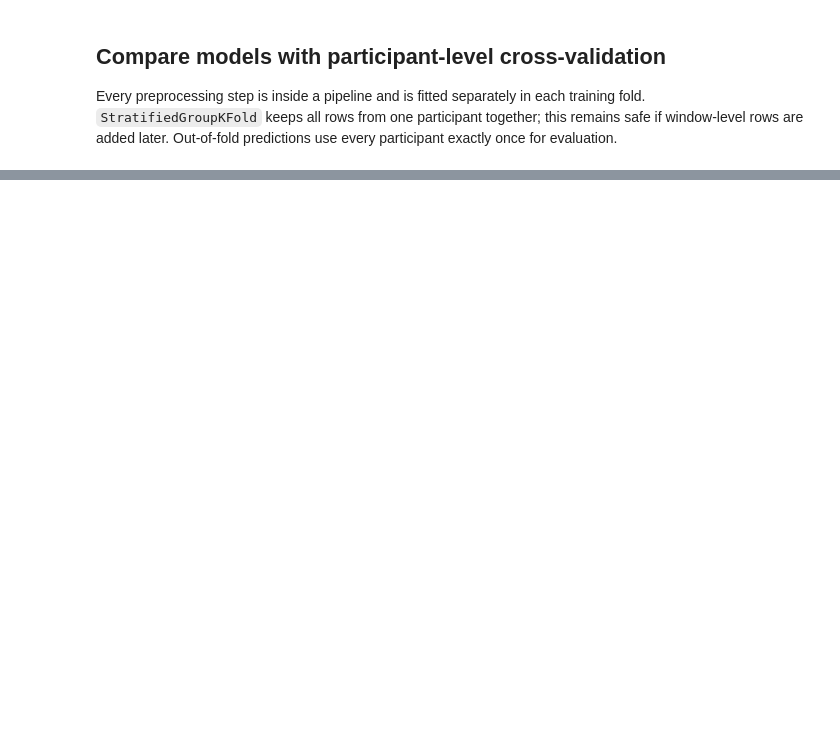
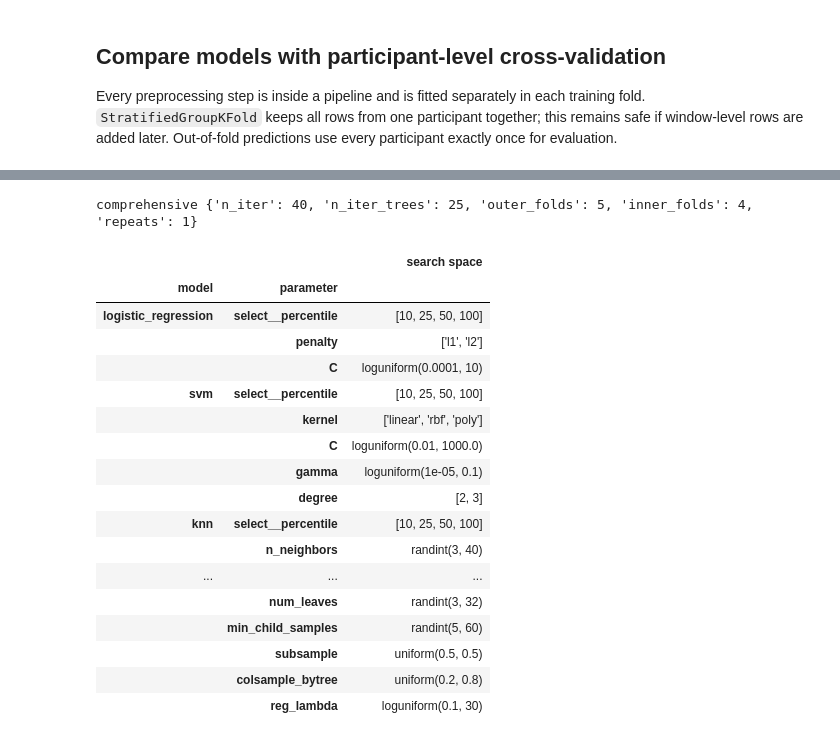
Before and after one commit to Pruneeuh/ProjetMLSP, a Jupyter notebook: entropy_classification.ipynb, the cells around one changed output, grey strips where cells are left out. Drawn from its saved outputs; the diff is of its cells as text; code cells hidden in the pictures; blank space fills up the shorter version.

```diff
--- a/entropy_classification.ipynb
+++ b/entropy_classification.ipynb
@@ -191,0 +342,38 @@ The saved metrics are out-of-fold estimates from one fixed five-fold partition.
+# %%
+import time
+from model_tuning import PROFILES, build_models, evaluate_dataset
+
+# 'comprehensive': 40 random candidates per model (25 for the tree ensembles), 5 outer x 4 inner grouped folds.
+# 'quick' is a smoke test with 8 candidates and 3 x 3 folds.
+TUNING_PROFILE = 'comprehensive'
+N_JOBS = 8
+TUNED_MODELS = build_models()
+print(TUNING_PROFILE, PROFILES[TUNING_PROFILE])
+
+def describe(space):
+    return str(space) if isinstance(space, list) else f'{space.dist.name}{space.args}'
+
+pd.DataFrame([
+    {'model': name, 'parameter': param.replace('model__', ''), 'search space': describe(space)}
+    for name, (_, grid) in TUNED_MODELS.items() for param, space in grid.items()
+]).set_index(['model', 'parameter'])
+# %% [output]
+comprehensive {'n_iter': 40, 'n_iter_trees': 25, 'outer_folds': 5, 'inner_folds': 4, 'repeats': 1}
+|  |  | search space |
+| model | parameter |  |
+| logistic_regression | select__percentile | [10, 25, 50, 100] |
+|  | penalty | ['l1', 'l2'] |
+|  | C | loguniform(0.0001, 10) |
+| svm | select__percentile | [10, 25, 50, 100] |
+|  | kernel | ['linear', 'rbf', 'poly'] |
+|  | C | loguniform(0.01, 1000.0) |
+|  | gamma | loguniform(1e-05, 0.1) |
+|  | degree | [2, 3] |
+| knn | select__percentile | [10, 25, 50, 100] |
+|  | n_neighbors | randint(3, 40) |
+| ... | ... | ... |
+|  | num_leaves | randint(3, 32) |
+|  | min_child_samples | randint(5, 60) |
+|  | subsample | uniform(0.5, 0.5) |
+|  | colsample_bytree | uniform(0.2, 0.8) |
+|  | reg_lambda | loguniform(0.1, 30) |
```
Also changed, not shown: parts of 26 cells of this notebook, 4 other files.
